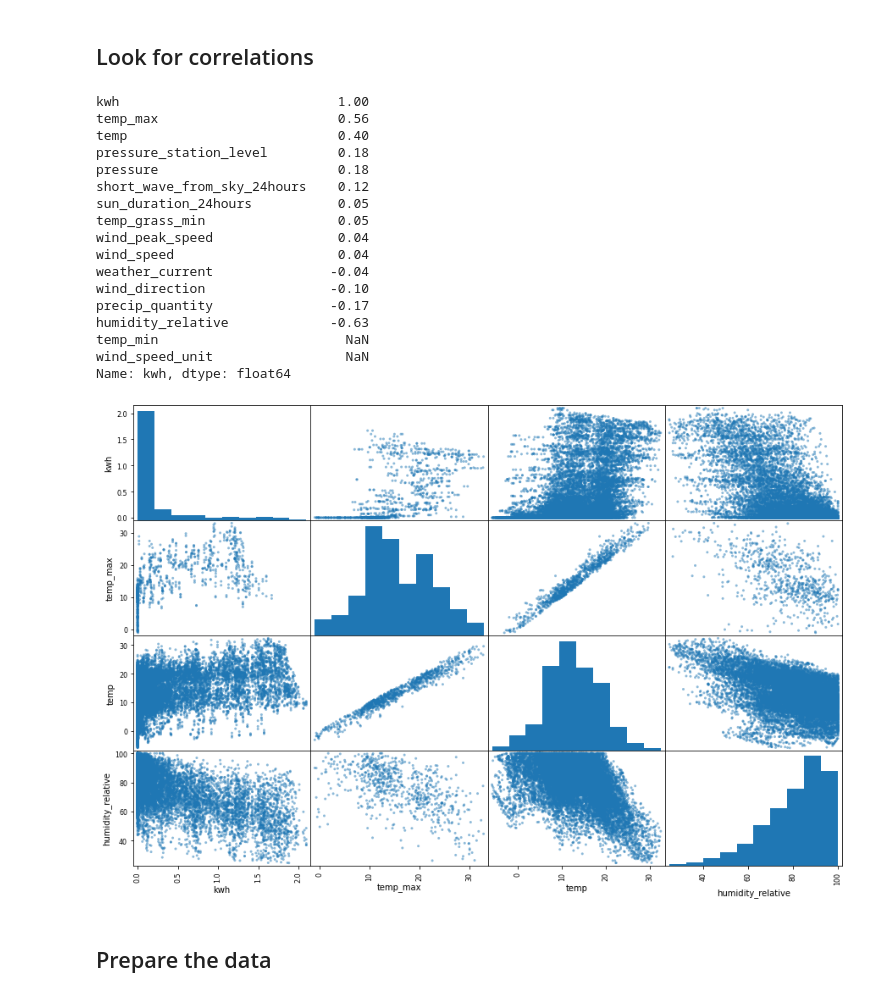
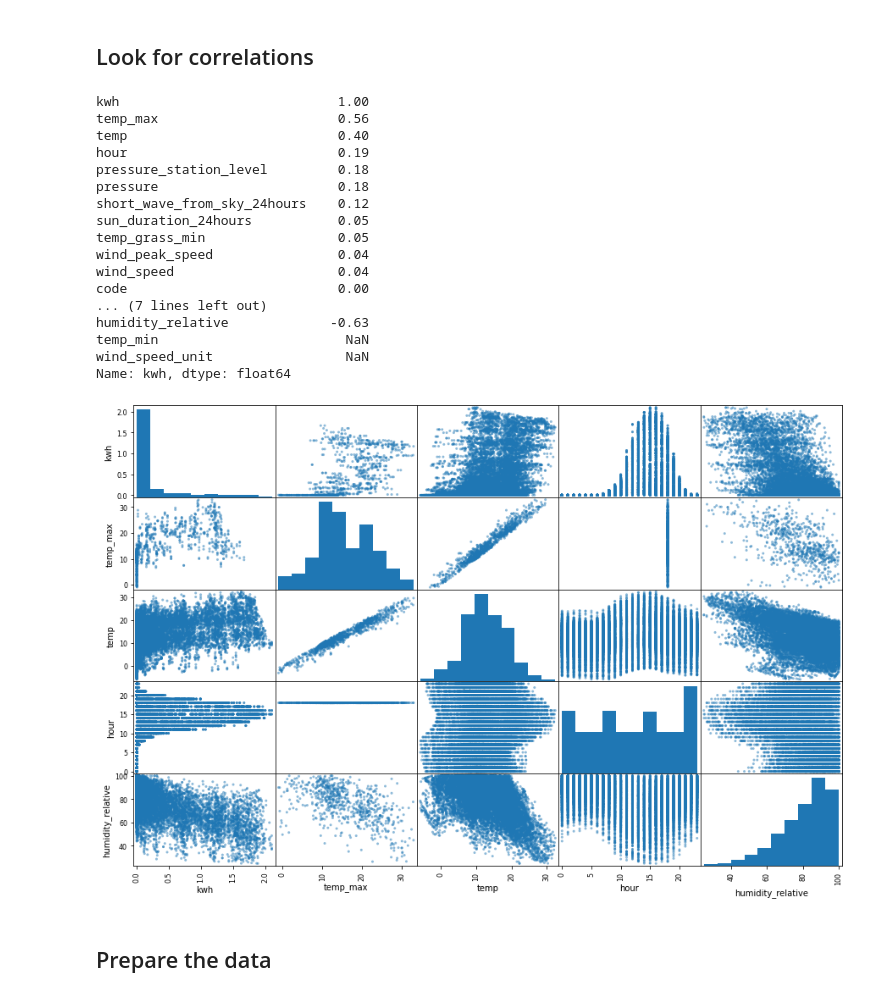
Before and after one commit to JulesGoubert/solar, a Jupyter notebook: solar.ipynb, the cells around one changed output. Cells and saved outputs as stored; diff of their text form; code cells hidden in the pictures.

```diff
--- a/solar.ipynb
+++ b/solar.ipynb
@@ -233,12 +382,3 @@ plt.scatter(data["month"], data["kwh"], alpha=0.1);
 5. FID is code + timestamp
 6. humidity_relative looks capped at 100
 7. kwh has a heavy tail
-# %%
-# give categorical attributes the category type
-data["code"] = data["code"].astype("category")
-data["precip_range"] = data["precip_range"].astype("category")
-data["cloudiness"] = data["cloudiness"].astype("category")
-data["month"] = data["month"].astype("category")
-data["day"] = data["day"].astype("category")
-data["hour"] = data["hour"].astype("category")
-data.info()
@@ -283,6 +405,7 @@ corr_matrix["kwh"].sort_values(ascending=False).round(2)
 kwh                            1.00
 temp_max                       0.56
 temp                           0.40
+hour                           0.19
 pressure_station_level         0.18
 pressure                       0.18
 short_wave_from_sky_24hours    0.12
@@ -290,9 +413,8 @@ sun_duration_24hours           0.05
 temp_grass_min                 0.05
 wind_peak_speed                0.04
 wind_speed                     0.04
-weather_current               -0.04
-wind_direction                -0.10
-precip_quantity               -0.17
+code                           0.00
+... (7 lines left out)
 humidity_relative             -0.63
 temp_min                        NaN
 wind_speed_unit                 NaN
@@ -300,11 +422,11 @@ Name: kwh, dtype: float64
 # %%
 from pandas.plotting import scatter_matrix
 
-attributes = ["kwh", "temp_max", "temp", "humidity_relative"]
+attributes = ["kwh", "temp_max", "temp", "hour", "humidity_relative"]
 scatter_matrix(data[attributes], figsize=(15, 10))
 plt.show()
 # %% [output]
-[figure, old version]
+[figure, new version]
 # %% [markdown]
 ## Prepare the data
 # %%
```
Also changed, not shown: parts of 33 cells of this notebook, 2 other files.
